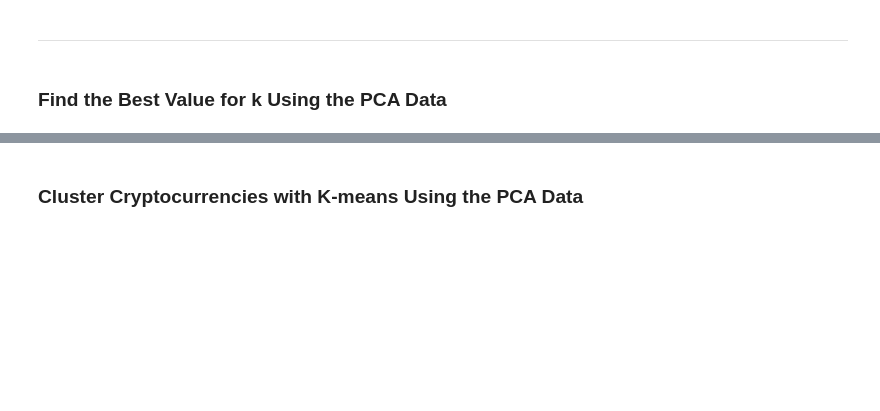
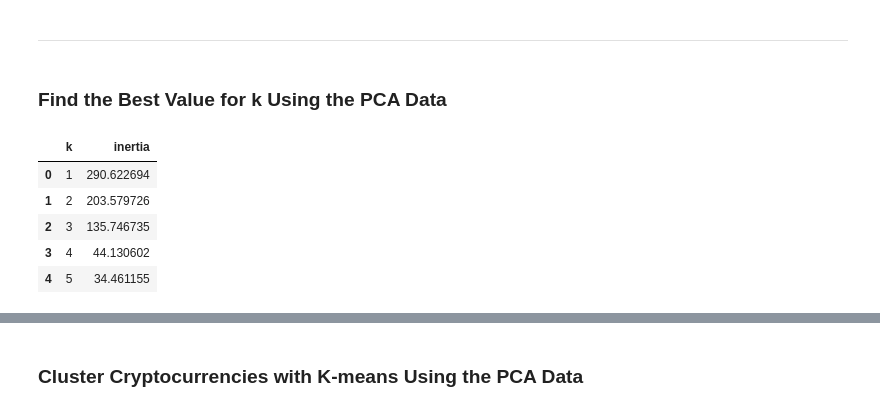
Before and after one commit to ljom412/CryptoClustering, a Jupyter notebook: Crypto_Clustering.ipynb, the cells around one changed output, grey strips where cells are left out. Drawn from its saved outputs; the diff is of its cells as text; code cells hidden in the pictures; blank space fills up the shorter version.

```diff
--- a/Crypto_Clustering.ipynb
+++ b/Crypto_Clustering.ipynb
@@ -225,5 +258,6 @@ scaled_data_predictions.hvplot.scatter(
 ### Find the Best Value for k Using the PCA Data
 # %%
 # Create a list with the number of k-values from 1 to 11
+k = list(range(1, 11))
 # %%
 # Create an empty list to store the inertia values
@@ -237,7 +275,17 @@ scaled_data_predictions.hvplot.scatter(
 # %%
 # Create a dictionary with the data to plot the Elbow curve
+elbow_data = {'k': k, 'inertia': inertia}
 
 # Create a DataFrame with the data to plot the Elbow curve
+elbow_df = pd.DataFrame(elbow_data)
+elbow_df.head()
+# %% [output]
+|  | k | inertia |
+| 0 | 1 | 290.622694 |
+| 1 | 2 | 203.579726 |
+| 2 | 3 | 135.746735 |
+| 3 | 4 | 44.130602 |
+| 4 | 5 | 34.461155 |
 # %%
 # Plot a line chart with all the inertia values computed with
 # the different values of k to visually identify the optimal value for k.
```
Also changed, not shown: parts of 18 cells of this notebook.
